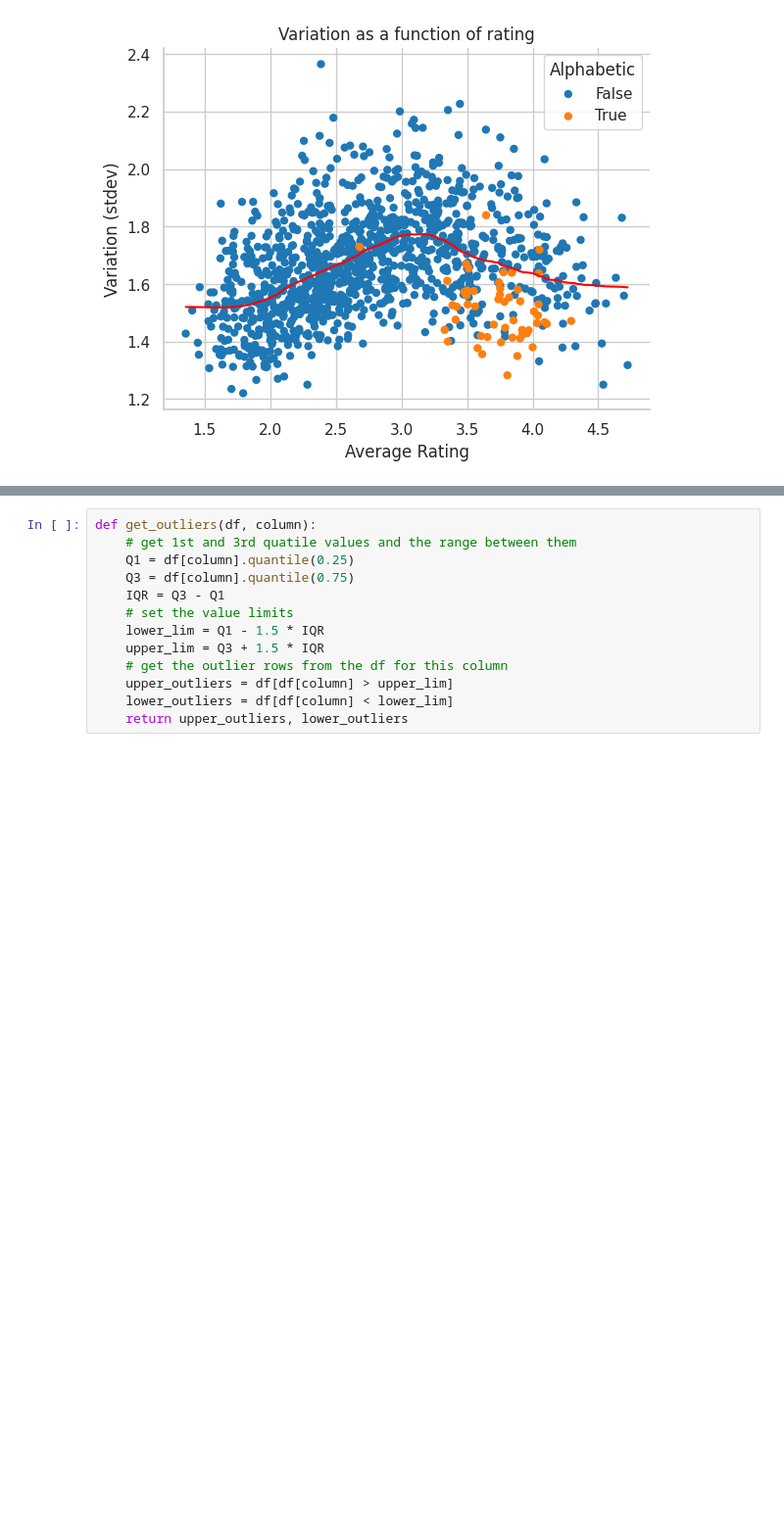
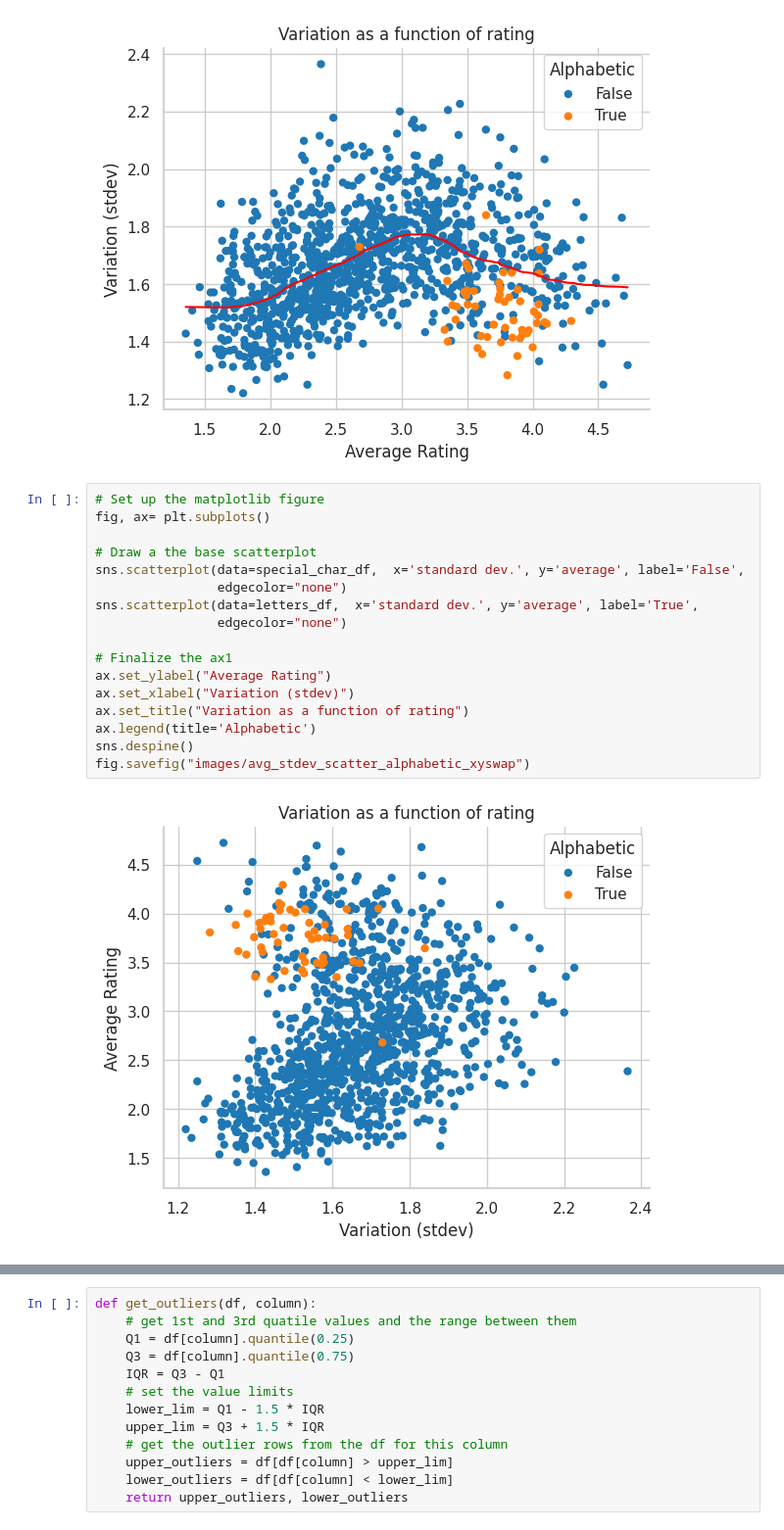
Before and after one commit to Nate-Sheibley/favorite_letters, a Jupyter notebook: favorite_letters.ipynb, the cells around one changed output, grey strips where cells are left out. Shown at 98% size. Drawn from its saved outputs; the diff is of its cells as text; blank space fills up the shorter version.

```diff
--- a/favorite_letters.ipynb
+++ b/favorite_letters.ipynb
@@ -447,5 +447,24 @@ sns.despine()
 fig.savefig("images/avg_stdev_scatter_alphabetic")
 # %% [output]
 [figure]
+# %%
+# Set up the matplotlib figure
+fig, ax= plt.subplots()
+
+# Draw a the base scatterplot
+sns.scatterplot(data=special_char_df,  x='standard dev.', y='average', label='False',
+                edgecolor="none")
+sns.scatterplot(data=letters_df,  x='standard dev.', y='average', label='True',
+                edgecolor="none")
+
+# Finalize the ax1
+ax.set_ylabel("Average Rating")
+ax.set_xlabel("Variation (stdev)")
+ax.set_title("Variation as a function of rating")
+ax.legend(title='Alphabetic')
+sns.despine()
+fig.savefig("images/avg_stdev_scatter_alphabetic_xyswap")
+# %% [output]
+[figure, added]
 # %% [markdown]
 # Outlier examination
```
Also changed, not shown: parts of 7 cells of this notebook, 3 other files.
